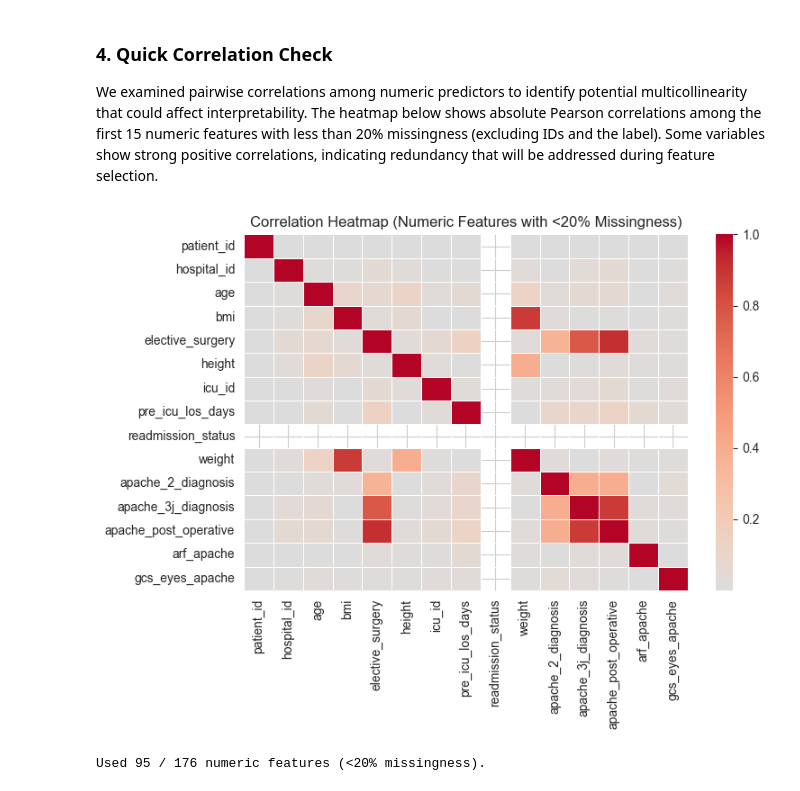
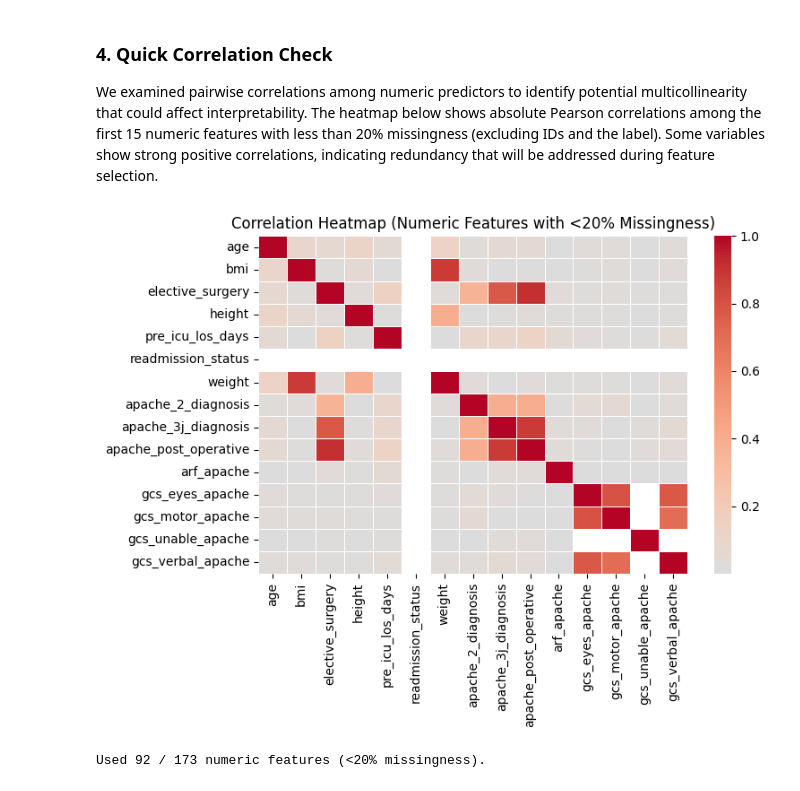
Before and after one commit to cindyrenxy/ac209a-project, a Jupyter notebook: ac209a_project.ipynb, the cells around one changed output. Drawn from its saved outputs; the diff is of its cells as text; code cells hidden in the pictures.

```diff
--- a/ac209a_project.ipynb
+++ b/ac209a_project.ipynb
@@ -147,19 +187,19 @@ Text(0, 0.5, 'Number of Features')
 We examined pairwise correlations among numeric predictors to identify potential multicollinearity that could affect interpretability. The heatmap below shows absolute Pearson correlations among the first 15 numeric features with less than 20% missingness (excluding IDs and the label). Some variables show strong positive correlations, indicating redundancy that will be addressed during feature selection.
 # %%
 num_df = (df.select_dtypes(include=['float64', 'int64'])
-              .drop(columns=['hospital_death', 'encounter_id'], errors='ignore'))
+              .drop(columns=['hospital_death', 'encounter_id', 'patient_id', 'hospital_id', 'icu_id'], errors='ignore'))
 
 low_missing_cols = num_df.columns[num_df.isna().mean() < 0.20].tolist()
 
 corr_matrix_low = num_df[low_missing_cols].corr().abs()
 
 plt.figure(figsize=(8, 6))
 sns.heatmap(corr_matrix_low.iloc[:15, :15], cmap='coolwarm', center=0, linewidths=0.5)
 plt.title("Correlation Heatmap (Numeric Features with <20% Missingness)")
 plt.tight_layout()
 plt.show()
 
 print(f"Used {len(low_missing_cols)} / {num_df.shape[1]} numeric features (<20% missingness).")
 # %% [output]
-[figure, old version]
+[figure, new version]
-Used 95 / 176 numeric features (<20% missingness).
+Used 92 / 173 numeric features (<20% missingness).
```
Also changed, not shown: parts of 6 cells of this notebook.
